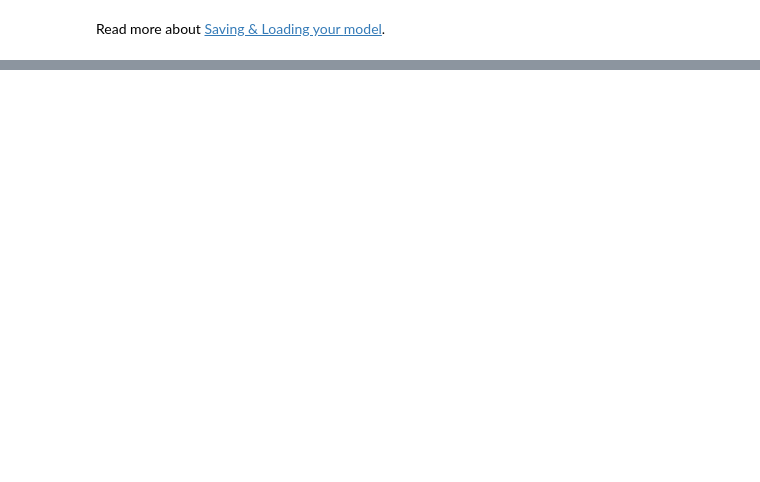
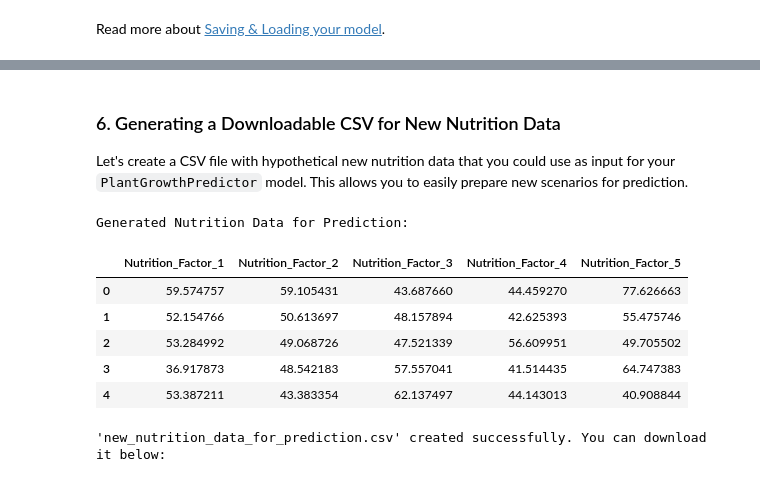
Before and after one commit to vananhnguyen131/Funproject, a Jupyter notebook: _downloads/af0caf6d7af0dda755f4c9d7af9ccc2c/quickstart_tutorial.ipynb, the cells around one changed output, grey strips where cells are left out. Cells and saved outputs as stored; diff of their text form; code cells hidden in the pictures; blank space fills up the shorter version.

```diff
--- a/_downloads/af0caf6d7af0dda755f4c9d7af9ccc2c/quickstart_tutorial.ipynb
+++ b/_downloads/af0caf6d7af0dda755f4c9d7af9ccc2c/quickstart_tutorial.ipynb
@@ -242,0 +286,16 @@ with torch.no_grad():
+# %%
+import os
+
+# List the contents of the 'data' directory
+print("Contents of the 'data' directory:")
+for root, dirs, files in os.walk('data'):
+    level = root.replace('data', '').count(os.sep)
+    indent = ' ' * 4 * (level)
+    print(f'{indent}{os.path.basename(root)}/')
+    subindent = ' ' * 4 * (level + 1)
+    for f in files:
+        print(f'{subindent}{f}')
+
+# You can also specifically look inside the FashionMNIST directory
+print("\nContents of the 'data/FashionMNIST' directory:")
+print(os.listdir('data/FashionMNIST'))
@@ -245,0 +568,44 @@ model](saveloadrun_tutorial.html).
+# %% [markdown]
+### 6. Generating a Downloadable CSV for New Nutrition Data
+
+Let's create a CSV file with hypothetical new nutrition data that you could use as input for your `PlantGrowthPredictor` model. This allows you to easily prepare new scenarios for prediction.
+# %%
+import pandas as pd
+from google.colab import files
+
+# Define the number of new samples for our fake scenario
+num_prediction_samples = 500
+
+# Generate new dummy nutrition data (e.g., N, P, K, pH, sunlight hours)
+# We'll use the same generation logic as before for consistency
+further_new_nutrition_data = torch.randn(num_prediction_samples, num_nutrition_factors) * 10 + 50
+
+# Convert the Torch tensor to a Pandas DataFrame
+nutrition_df = pd.DataFrame(
+    further_new_nutrition_data.numpy(),
+    columns=[f'Nutrition_Factor_{i+1}' for i in range(num_nutrition_factors)]
+)
+
+# Display the first few rows of the DataFrame
+print("Generated Nutrition Data for Prediction:")
+display(nutrition_df.head())
+
+# Define the filename for the CSV
+csv_filename = 'new_nutrition_data_for_prediction.csv'
+
+# Save the DataFrame to a CSV file
+nutrition_df.to_csv(csv_filename, index=False)
+
+print(f"\n'{csv_filename}' created successfully. You can download it below:")
+
+# Provide a download link for the user
+files.download(csv_filename)
+# %% [output]
+Generated Nutrition Data for Prediction:
+|  | Nutrition_Factor_1 | Nutrition_Factor_2 | Nutrition_Factor_3 | Nutrition_Factor_4 | Nutrition_Factor_5 |
+| 0 | 59.574757 | 59.105431 | 43.687660 | 44.459270 | 77.626663 |
+| 1 | 52.154766 | 50.613697 | 48.157894 | 42.625393 | 55.475746 |
+| 2 | 53.284992 | 49.068726 | 47.521339 | 56.609951 | 49.705502 |
+| 3 | 36.917873 | 48.542183 | 57.557041 | 41.514435 | 64.747383 |
+| 4 | 53.387211 | 43.383354 | 62.137497 | 44.143013 | 40.908844 |
+'new_nutrition_data_for_prediction.csv' created successfully. You can download it below:
```
Also changed, not shown: parts of 26 cells of this notebook.
